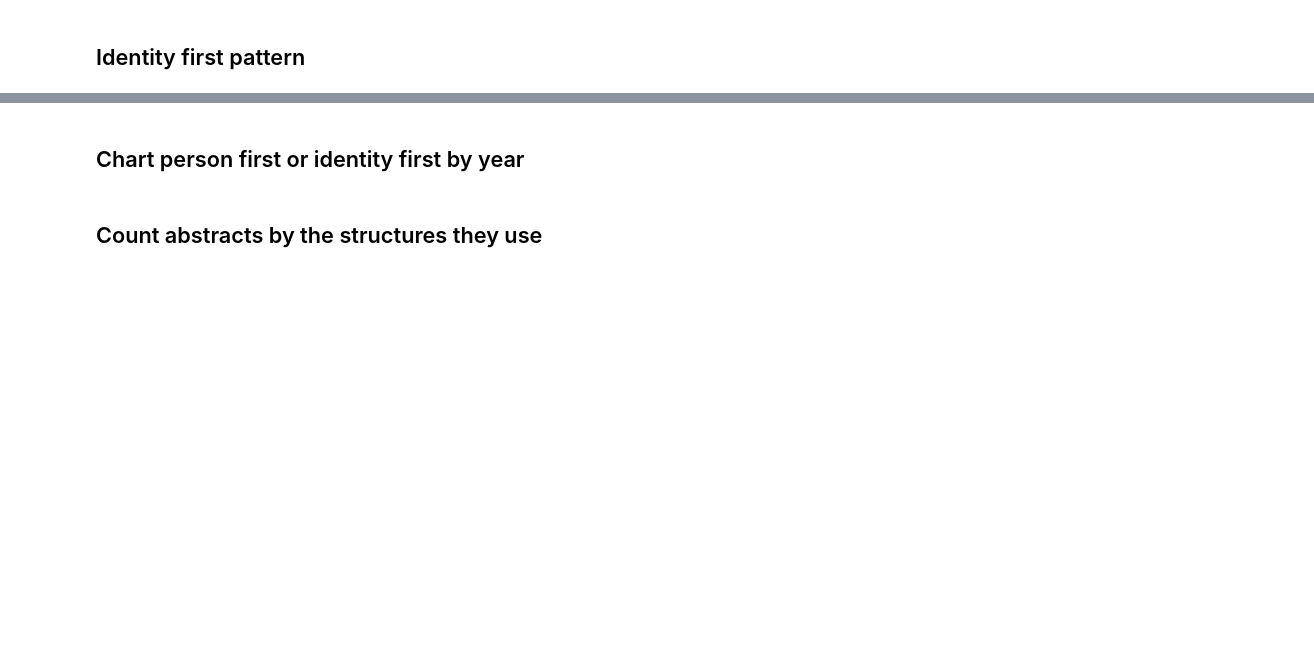
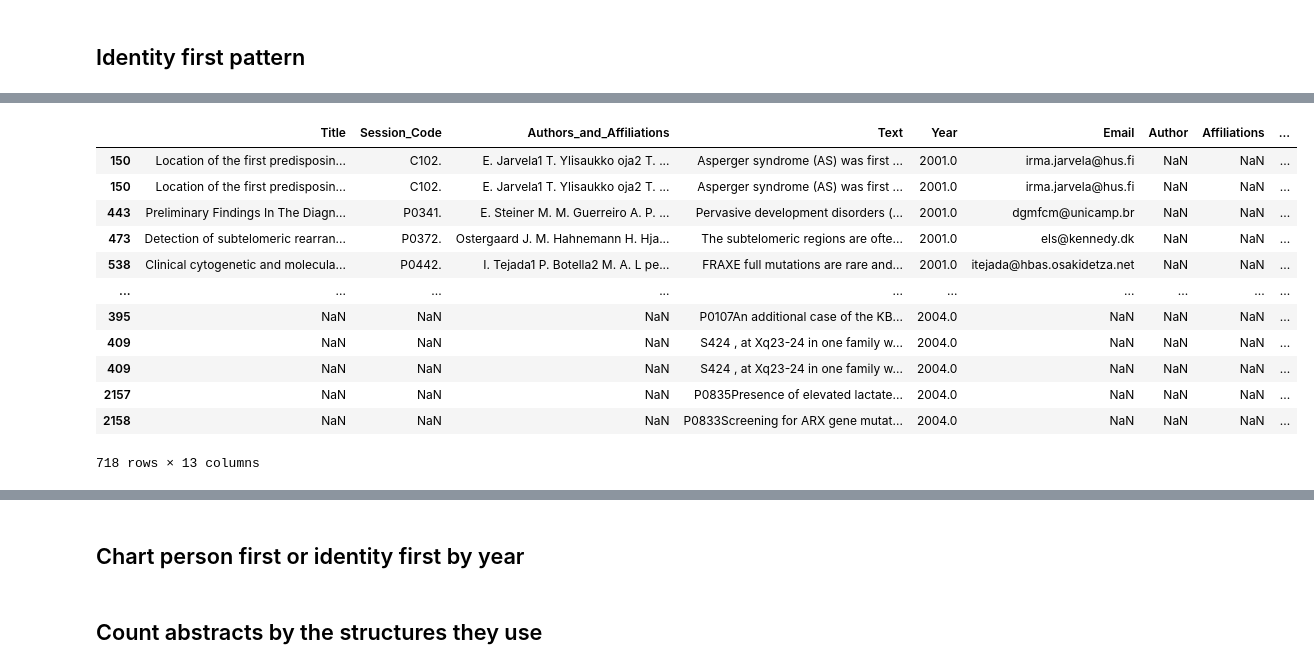
Before and after one commit to UKDataServiceOpen/Person_Identy_First_Language, a Jupyter notebook: 2023_Second_analysis/code/Analyze_professionally_cleaned.ipynb, the cells around one changed output, grey strips where cells are left out. Saved outputs shown, nothing was run; the diff lists cells and outputs as text; code cells hidden in the pictures; blank space fills up the shorter version.

Commit message:
more writing - this time with re-ordered some steps and added a lemmatization step

```diff
--- a/2023_Second_analysis/code/Analyze_professionally_cleaned.ipynb
+++ b/2023_Second_analysis/code/Analyze_professionally_cleaned.ipynb
@@ -185,2 +325,14 @@ len(final)
 # %%
-final
+Lem = WordNetLemmatizer()
+person_lemma_list = []
+lemmatized = []
+for phrase in matched_patterns['Person-first']:
+    x = str(phrase)
+    words = x.split()
+    for word in words :
+        lemword = Lem.lemmatize(word)
+        lemmatized.append(lemword)
+    person_lemma_list.append(lemmatized)
+    lemmatized = []
+
+person_lemma_list
@@ -186,0 +357,13 @@ final
+# %%
+identity_lemma_list = []
+lemmatized = []
+for phrase in matched_patterns['Identity-first']:
+    x = str(phrase)
+    words = x.split()
+    for word in words :
+        lemword = Lem.lemmatize(word)
+        lemmatized.append(lemword)
+    identity_lemma_list.append(lemmatized)
+    lemmatized = []
+
+identity_lemma_list
@@ -187,3 +388,21 @@ final
+# %%
+matched_patterns['Person-first_lemmatized'] = person_lemma_list
+matched_patterns['Identy-first_lemmatized'] = identity_lemma_list
+matched_patterns
+# %% [output]
+|  | Title | Session_Code | Authors_and_Affiliations | Text | Year | Email | Author | Affiliations | ... |
+| 150 | Location of the first predisposin... | C102. | E. Jarvela1 T. Ylisaukko oja2 T. ... | Asperger syndrome (AS) was first ... | 2001.0 | irma.jarvela@hus.fi | NaN | NaN | ... |
+| 150 | Location of the first predisposin... | C102. | E. Jarvela1 T. Ylisaukko oja2 T. ... | Asperger syndrome (AS) was first ... | 2001.0 | irma.jarvela@hus.fi | NaN | NaN | ... |
+| 443 | Preliminary Findings In The Diagn... | P0341. | E. Steiner M. M. Guerreiro A. P. ... | Pervasive development disorders (... | 2001.0 | dgmfcm@unicamp.br | NaN | NaN | ... |
+| 473 | Detection of subtelomeric rearran... | P0372. | Ostergaard J. M. Hahnemann H. Hja... | The subtelomeric regions are ofte... | 2001.0 | els@kennedy.dk | NaN | NaN | ... |
+| 538 | Clinical cytogenetic and molecula... | P0442. | I. Tejada1 P. Botella2 M. A. L pe... | FRAXE full mutations are rare and... | 2001.0 | itejada@hbas.osakidetza.net | NaN | NaN | ... |
+| ... | ... | ... | ... | ... | ... | ... | ... | ... | ... |
+| 395 | NaN | NaN | NaN | P0107An additional case of the KB... | 2004.0 | NaN | NaN | NaN | ... |
+| 409 | NaN | NaN | NaN | S424 , at Xq23-24 in one family w... | 2004.0 | NaN | NaN | NaN | ... |
+| 409 | NaN | NaN | NaN | S424 , at Xq23-24 in one family w... | 2004.0 | NaN | NaN | NaN | ... |
+| 2157 | NaN | NaN | NaN | P0835Presence of elevated lactate... | 2004.0 | NaN | NaN | NaN | ... |
+| 2158 | NaN | NaN | NaN | P0833Screening for ARX gene mutat... | 2004.0 | NaN | NaN | NaN | ... |
+718 rows × 13 columns
 # %%
 final.to_csv('..\\output\\text_match_results.csv')
 # %%
```
Also changed, not shown: parts of 30 cells of this notebook, 1 other file.
